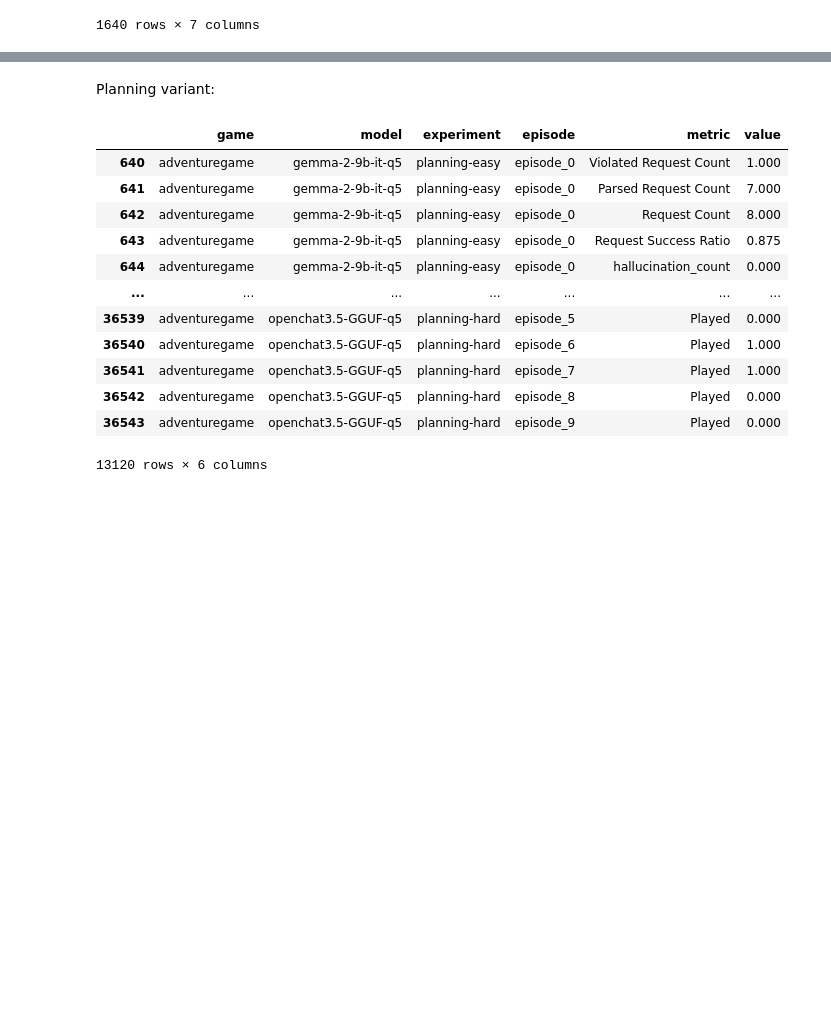
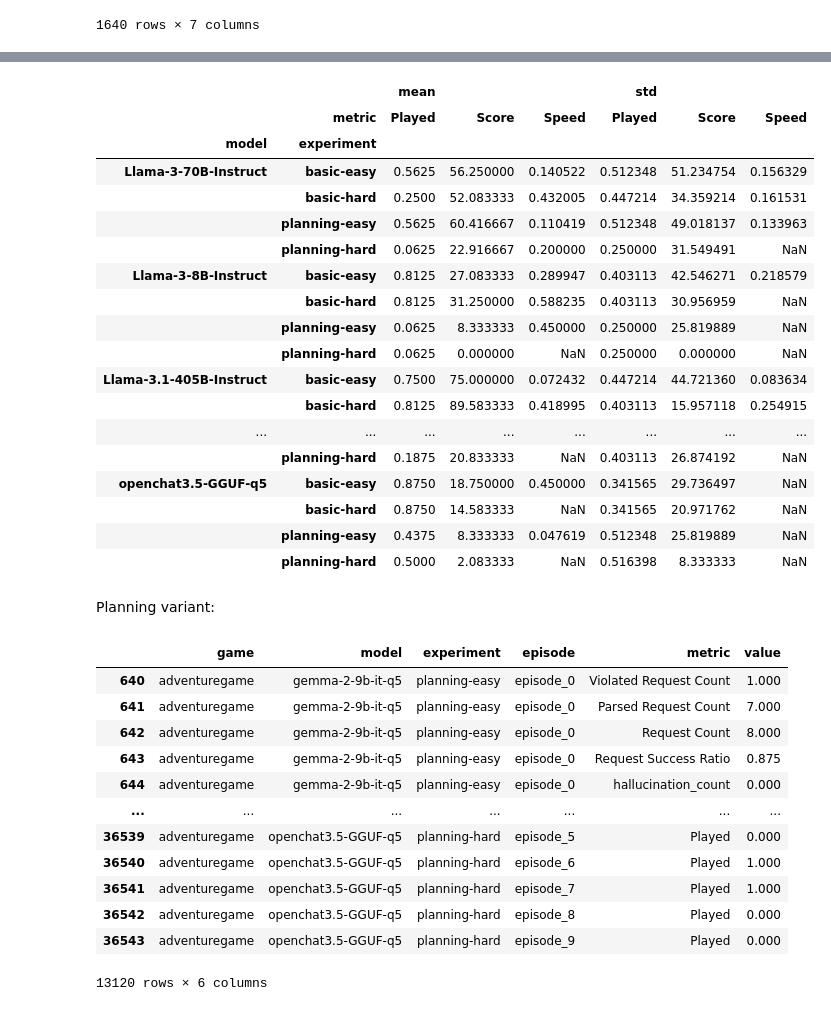
Before and after one commit to Gnurro/clemcore, a Jupyter notebook: adventuregame_eval.ipynb, the cells around one changed output, grey strips where cells are left out. Cells and saved outputs as stored; diff of their text form; code cells hidden in the pictures; blank space fills up the shorter version.

```diff
--- a/adventuregame_eval.ipynb
+++ b/adventuregame_eval.ipynb
@@ -91,6 +98,7 @@ metric_name_dict = {
     'manipulating_room': "manipulating room",
     'undefined_argument_type': "undefined antecedent",
     'successful_actions': "successful actions",
+    'finish_speed': "finish speed"
 }
 # %% [markdown]
 Dataframe containing only AdventureGame results (needed in case AdventureGame was run along with other clemgames), with short model and experiment names:
@@ -640,0 +667,31 @@ detailed_stats_df.to_html('results/adventuregame_stats_detailed.html')
+# %%
+selected_stats_df = game_df.drop(columns=["game"])
+selected_metrics_list = ["Main Score", "Played", "Success", "action_parsing_fail", "action_resolution_fail", "successful_actions", "finish_speed"]
+selected_stats_df = selected_stats_df.query('metric in ["Main Score", "Played", "finish_speed"]')
+selected_stats_df = build_dispersion_table(['model', 'experiment', 'metric'], selected_stats_df)
+selected_stats_df = selected_stats_df.drop(columns=["var", "median", "max", "min", "skew"])
+selected_stats_df = selected_stats_df.rename(metric_name_dict)
+selected_stats_df = selected_stats_df.rename({"finish speed": "Speed", "Main Score": "Score"})
+selected_stats_df = selected_stats_df.reset_index()
+selected_stats_df = pd.pivot_table(selected_stats_df, index=['model', 'experiment'], columns='metric')
+selected_stats_df
+# %% [output]
+|  |  | mean |  |  | std |  |  |
+|  | metric | Played | Score | Speed | Played | Score | Speed |
+| model | experiment |  |  |  |  |  |  |
+| Llama-3-70B-Instruct | basic-easy | 0.5625 | 56.250000 | 0.140522 | 0.512348 | 51.234754 | 0.156329 |
+|  | basic-hard | 0.2500 | 52.083333 | 0.432005 | 0.447214 | 34.359214 | 0.161531 |
+|  | planning-easy | 0.5625 | 60.416667 | 0.110419 | 0.512348 | 49.018137 | 0.133963 |
+|  | planning-hard | 0.0625 | 22.916667 | 0.200000 | 0.250000 | 31.549491 | NaN |
+| Llama-3-8B-Instruct | basic-easy | 0.8125 | 27.083333 | 0.289947 | 0.403113 | 42.546271 | 0.218579 |
+|  | basic-hard | 0.8125 | 31.250000 | 0.588235 | 0.403113 | 30.956959 | NaN |
+|  | planning-easy | 0.0625 | 8.333333 | 0.450000 | 0.250000 | 25.819889 | NaN |
+|  | planning-hard | 0.0625 | 0.000000 | NaN | 0.250000 | 0.000000 | NaN |
+| Llama-3.1-405B-Instruct | basic-easy | 0.7500 | 75.000000 | 0.072432 | 0.447214 | 44.721360 | 0.083634 |
+|  | basic-hard | 0.8125 | 89.583333 | 0.418995 | 0.403113 | 15.957118 | 0.254915 |
+| ... | ... | ... | ... | ... | ... | ... | ... |
+|  | planning-hard | 0.1875 | 20.833333 | NaN | 0.403113 | 26.874192 | NaN |
+| openchat3.5-GGUF-q5 | basic-easy | 0.8750 | 18.750000 | 0.450000 | 0.341565 | 29.736497 | NaN |
+|  | basic-hard | 0.8750 | 14.583333 | NaN | 0.341565 | 20.971762 | NaN |
+|  | planning-easy | 0.4375 | 8.333333 | 0.047619 | 0.512348 | 25.819889 | NaN |
+|  | planning-hard | 0.5000 | 2.083333 | NaN | 0.516398 | 8.333333 | NaN |
```
Also changed, not shown: parts of 9 cells of this notebook, 2 other files.
